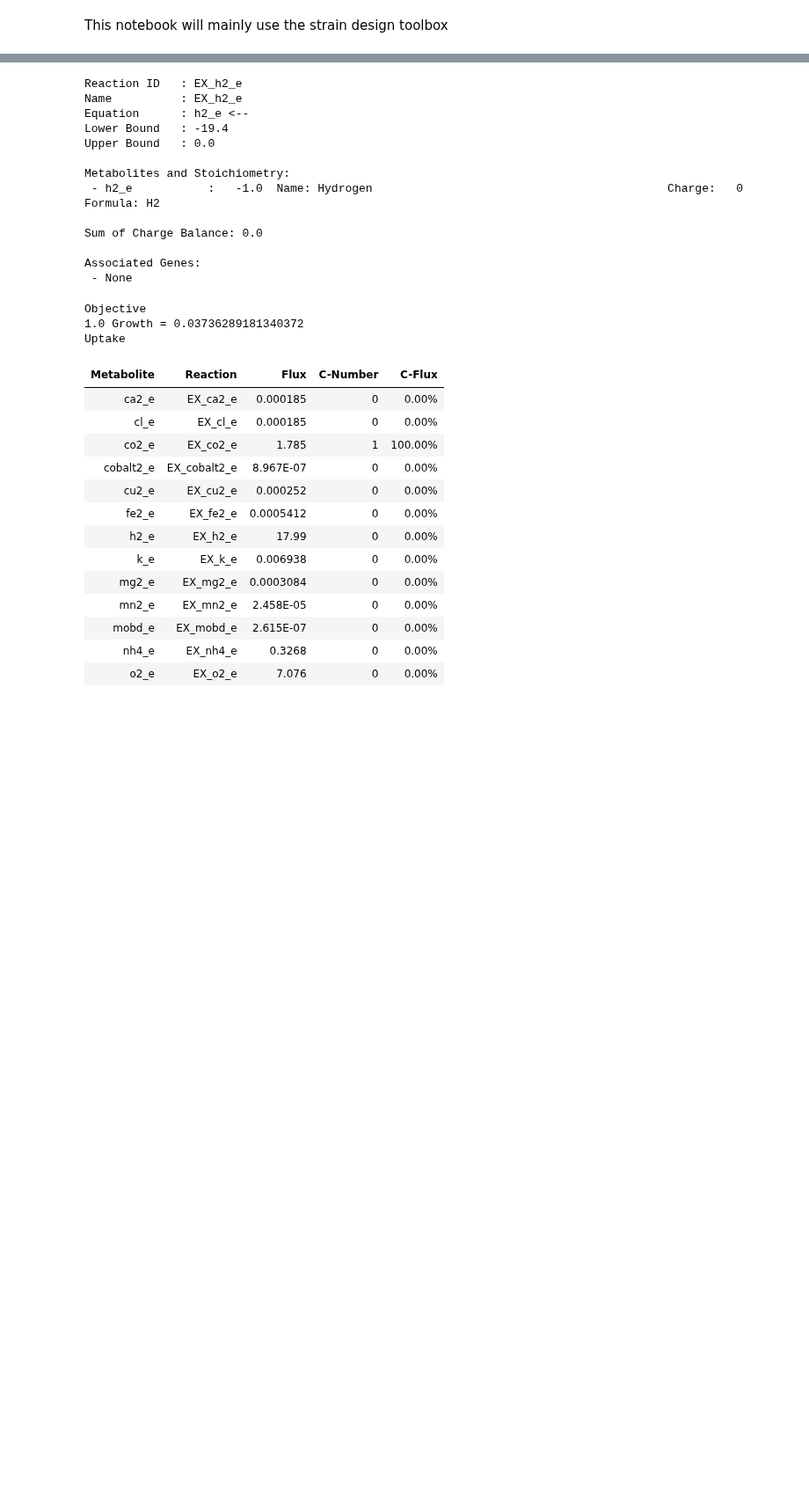
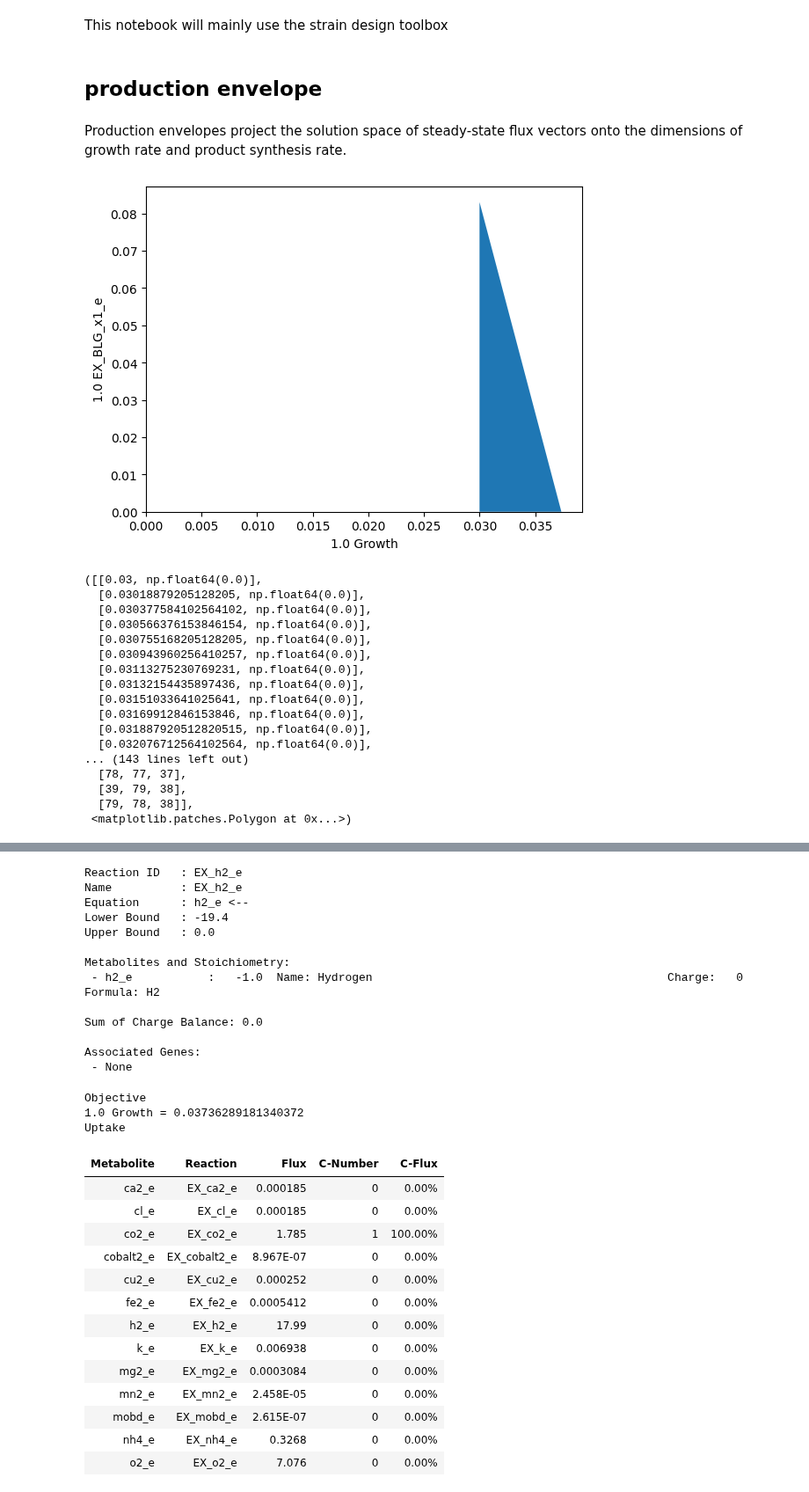
Before and after one commit to AzizBenA/iABA974_SoF1_GEM, a Jupyter notebook: Scripts/strain_design.ipynb, the cells around one changed output, grey strips where cells are left out. Shown at 88% size. Cells and saved outputs as stored; diff of their text form; code cells hidden in the pictures; blank space fills up the shorter version.

```diff
--- a/Scripts/strain_design.ipynb
+++ b/Scripts/strain_design.ipynb
@@ -36,2 +29,27 @@ Secretion
 # %% [markdown]
 This notebook will mainly use the strain design toolbox
+# %% [markdown]
+## production envelope
+# %% [markdown]
+Production envelopes project the solution space of steady-state flux vectors onto the dimensions of growth rate and product synthesis rate.
+# %%
+sd.plot_flux_space(model,('Growth','EX_BLG_x1_e'))
+# %% [output]
+[figure, added]
+([[0.03, np.float64(0.0)],
+  [0.03018879205128205, np.float64(0.0)],
+  [0.030377584102564102, np.float64(0.0)],
+  [0.030566376153846154, np.float64(0.0)],
+  [0.030755168205128205, np.float64(0.0)],
+  [0.030943960256410257, np.float64(0.0)],
+  [0.03113275230769231, np.float64(0.0)],
+  [0.03132154435897436, np.float64(0.0)],
+  [0.03151033641025641, np.float64(0.0)],
+  [0.03169912846153846, np.float64(0.0)],
+  [0.031887920512820515, np.float64(0.0)],
+  [0.032076712564102564, np.float64(0.0)],
+... (143 lines left out)
+  [78, 77, 37],
+  [39, 79, 38],
+  [79, 78, 38]],
+ <matplotlib.patches.Polygon at 0x...>)
```
Also changed, not shown: parts of 11 cells of this notebook, 2 other files.
